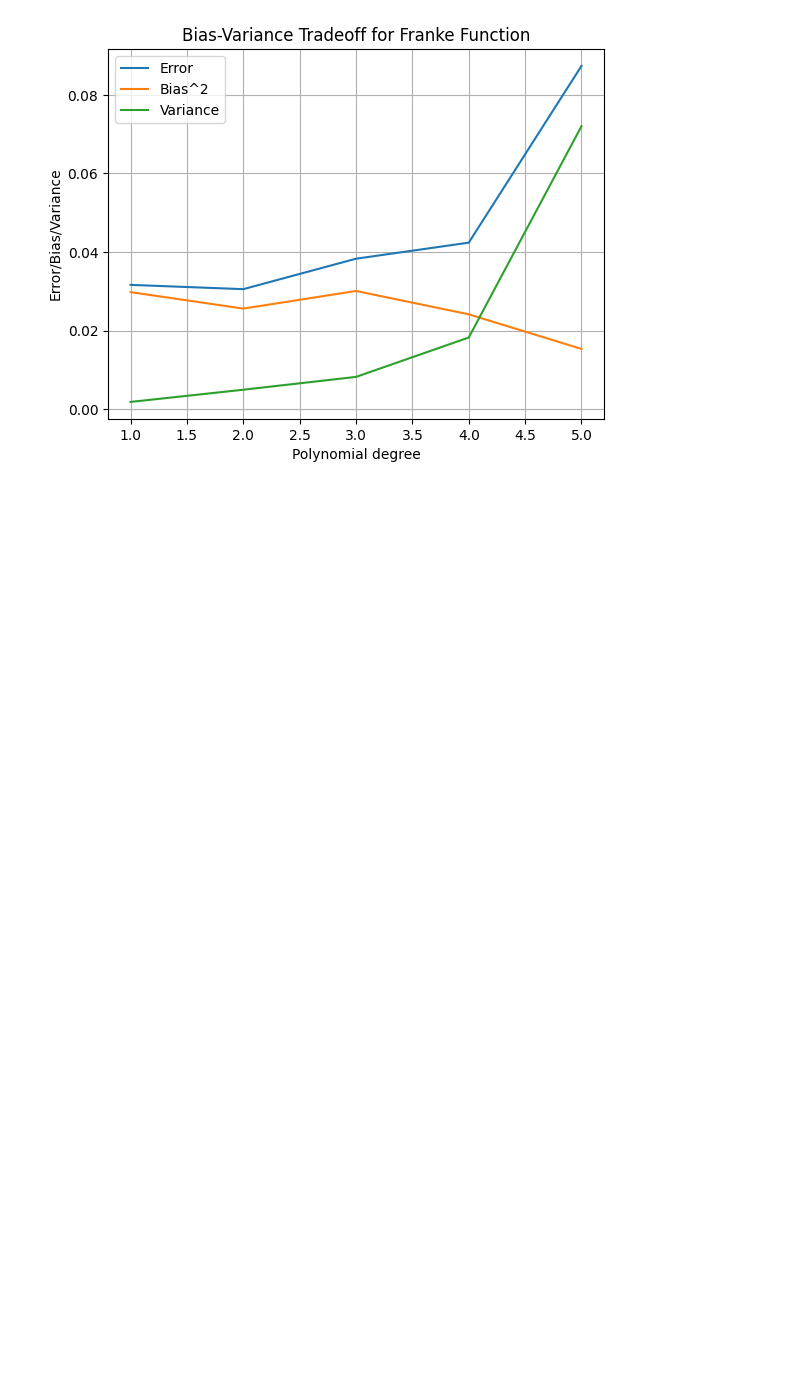
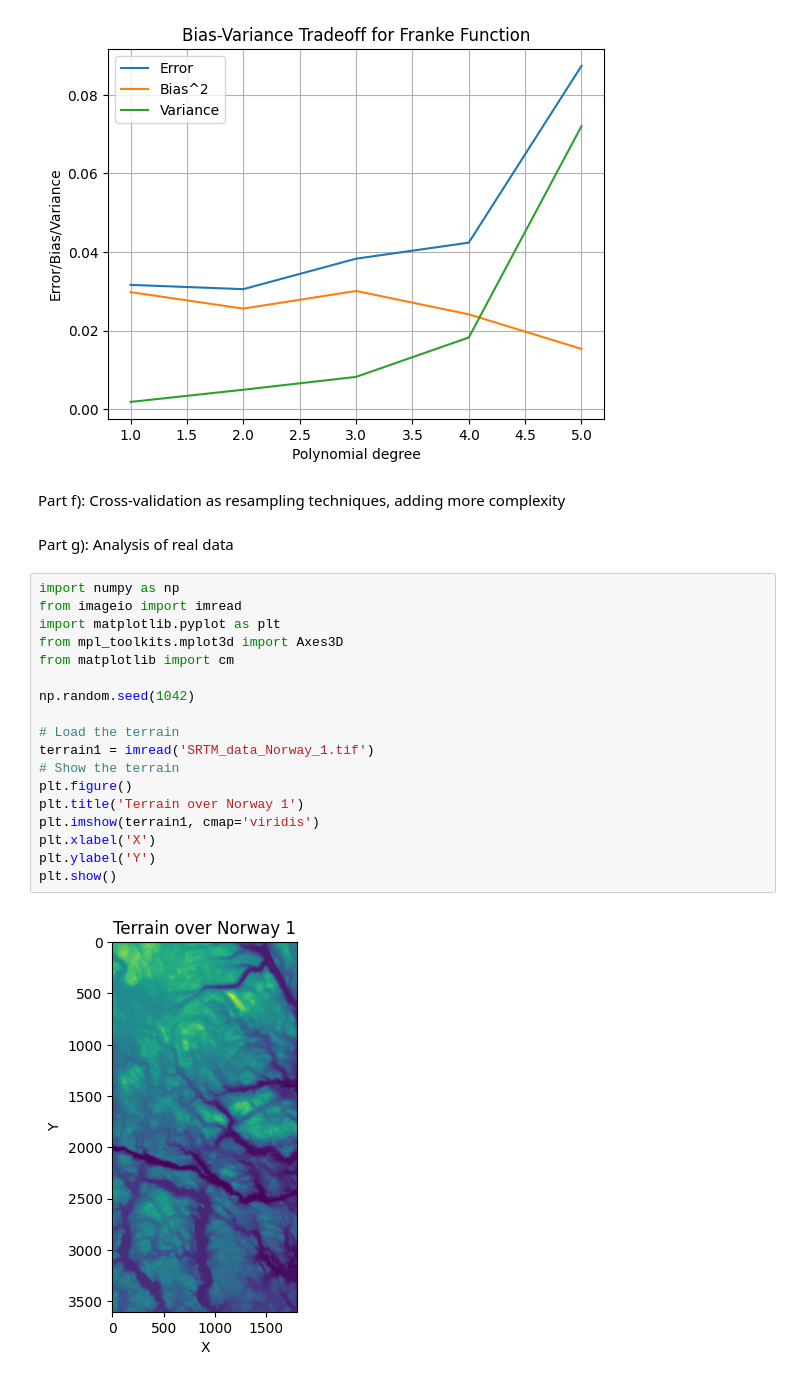
Before and after one commit to tiriltk/FYSSTK4155, a Jupyter notebook: Project1/project1code.ipynb, the cells around one changed output. Drawn from its saved outputs; the diff is of its cells as text; blank space fills up the shorter version.

```diff
--- a/Project1/project1code.ipynb
+++ b/Project1/project1code.ipynb
@@ -445,3 +445,27 @@ Degree 3: Error = 0.0383, Bias ^2 = 0.0301, Variance = 0.0082
 Degree 4: Error = 0.0424, Bias ^2 = 0.0241, Variance = 0.0182
 Degree 5: Error = 0.0874, Bias ^2 = 0.0153, Variance = 0.0720
 [figure]
+# %% [markdown]
+Part f): Cross-validation as resampling techniques, adding more complexity
+# %% [markdown]
+Part g): Analysis of real data
+# %%
+import numpy as np
+from imageio import imread
+import matplotlib.pyplot as plt
+from mpl_toolkits.mplot3d import Axes3D
+from matplotlib import cm
+
+np.random.seed(1042)
+
+# Load the terrain
+terrain1 = imread('SRTM_data_Norway_1.tif')
+# Show the terrain
+plt.figure()
+plt.title('Terrain over Norway 1')
+plt.imshow(terrain1, cmap='viridis')
+plt.xlabel('X')
+plt.ylabel('Y')
+plt.show()
+# %% [output]
+[figure, added]
```
Also changed, not shown: parts of 6 cells of this notebook.
